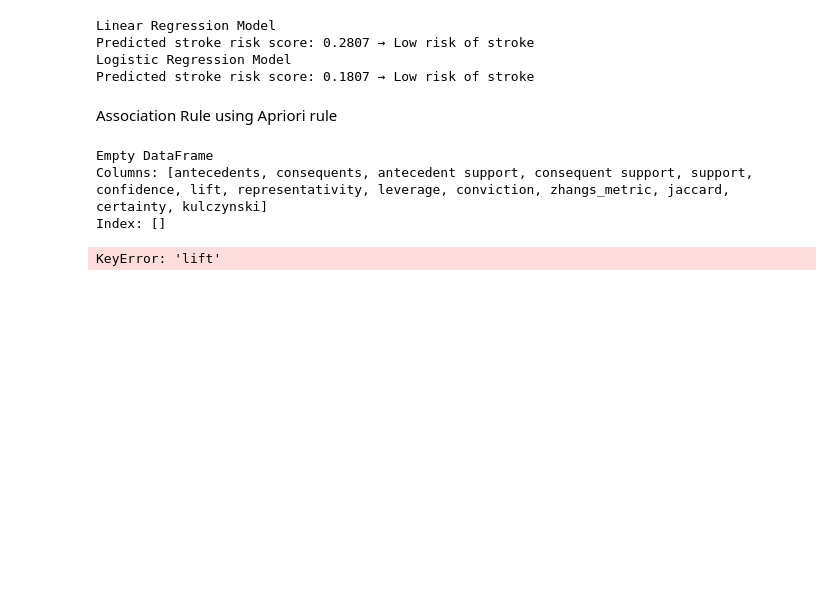
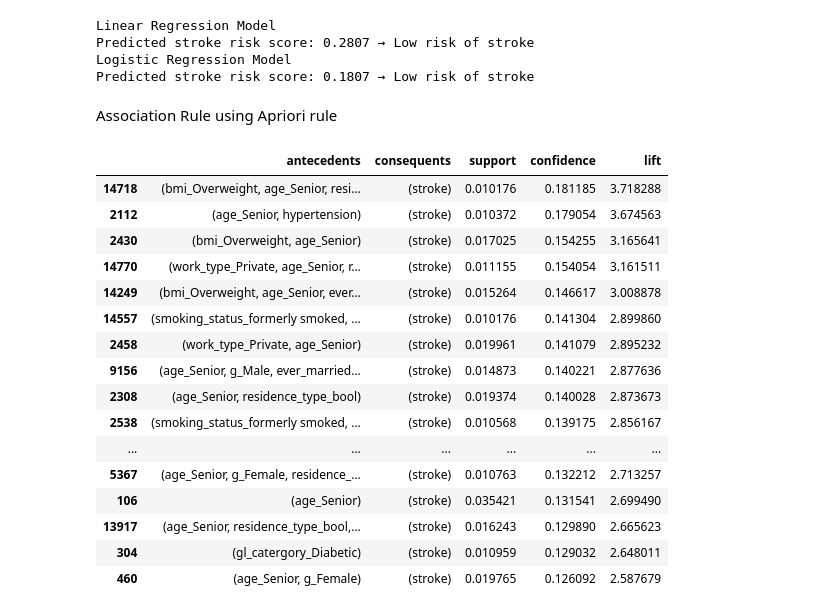
Before and after one commit to JohnVimrish/ML_Project, a Jupyter notebook: code.ipynb, the cells around one changed output. Saved outputs shown, nothing was run; the diff lists cells and outputs as text; code cells hidden in the pictures; blank space fills up the shorter version.

```diff
--- a/code.ipynb
+++ b/code.ipynb
@@ -301,37 +301,49 @@ selected_columns  = ['g_Female',
  'age_Young_Adult',
  'hypertension',
  'heart_disease',
  'ever_married_bool',
  'residence_type_bool',
  'bmi_Normal',
  'bmi_Obese',
  'bmi_Overweight',
  'bmi_Underweight',
  'work_type_Govt_job',
  'work_type_Never_worked',
  'work_type_Private',
  'work_type_Self-employed',
  'work_type_children',
  'gl_catergory_Diabetic',
  'gl_catergory_Low',
  'gl_catergory_Normal',
  'gl_catergory_Prediabetic',
  'smoking_status_Unknown',
  'smoking_status_formerly smoked',
  'smoking_status_never smoked',
  'smoking_status_smokes',
   'stroke']
 
 assocuiation_dft = reg_analysis_dft[selected_columns]
 
 frequent_itemsets = apriori(assocuiation_dft, min_support=0.01, use_colnames=True)
 rules = association_rules(frequent_itemsets, metric="lift", min_threshold=1.0)
-
-print ( rules[rules['consequents'].apply(lambda x: 'stroke' in str(x))].head(10))
+stroke_rules = rules[rules['consequents'] == frozenset({'stroke'})]
 stroke_rules = stroke_rules.sort_values(by='lift', ascending=False)
-# print(stroke_rules[['antecedents', 'consequents', 'support', 'confidence', 'lift']])
+stroke_rules[['antecedents', 'consequents', 'support', 'confidence', 'lift']].head(20)
 # %% [output]
-Empty DataFrame
-Columns: [antecedents, consequents, antecedent support, consequent support, support, confidence, lift, representativity, leverage, conviction, zhangs_metric, jaccard, certainty, kulczynski]
-Index: []
-KeyError: 'lift'
+|  | antecedents | consequents | support | confidence | lift |
+| 14718 | (bmi_Overweight, age_Senior, resi... | (stroke) | 0.010176 | 0.181185 | 3.718288 |
+| 2112 | (age_Senior, hypertension) | (stroke) | 0.010372 | 0.179054 | 3.674563 |
+| 2430 | (bmi_Overweight, age_Senior) | (stroke) | 0.017025 | 0.154255 | 3.165641 |
+| 14770 | (work_type_Private, age_Senior, r... | (stroke) | 0.011155 | 0.154054 | 3.161511 |
+| 14249 | (bmi_Overweight, age_Senior, ever... | (stroke) | 0.015264 | 0.146617 | 3.008878 |
+| 14557 | (smoking_status_formerly smoked, ... | (stroke) | 0.010176 | 0.141304 | 2.899860 |
+| 2458 | (work_type_Private, age_Senior) | (stroke) | 0.019961 | 0.141079 | 2.895232 |
+| 9156 | (age_Senior, g_Male, ever_married... | (stroke) | 0.014873 | 0.140221 | 2.877636 |
+| 2308 | (age_Senior, residence_type_bool) | (stroke) | 0.019374 | 0.140028 | 2.873673 |
+| 2538 | (smoking_status_formerly smoked, ... | (stroke) | 0.010568 | 0.139175 | 2.856167 |
+| ... | ... | ... | ... | ... | ... |
+| 5367 | (age_Senior, g_Female, residence_... | (stroke) | 0.010763 | 0.132212 | 2.713257 |
+| 106 | (age_Senior) | (stroke) | 0.035421 | 0.131541 | 2.699490 |
+| 13917 | (age_Senior, residence_type_bool,... | (stroke) | 0.016243 | 0.129890 | 2.665623 |
+| 304 | (gl_catergory_Diabetic) | (stroke) | 0.010959 | 0.129032 | 2.648011 |
+| 460 | (age_Senior, g_Female) | (stroke) | 0.019765 | 0.126092 | 2.587679 |
```
